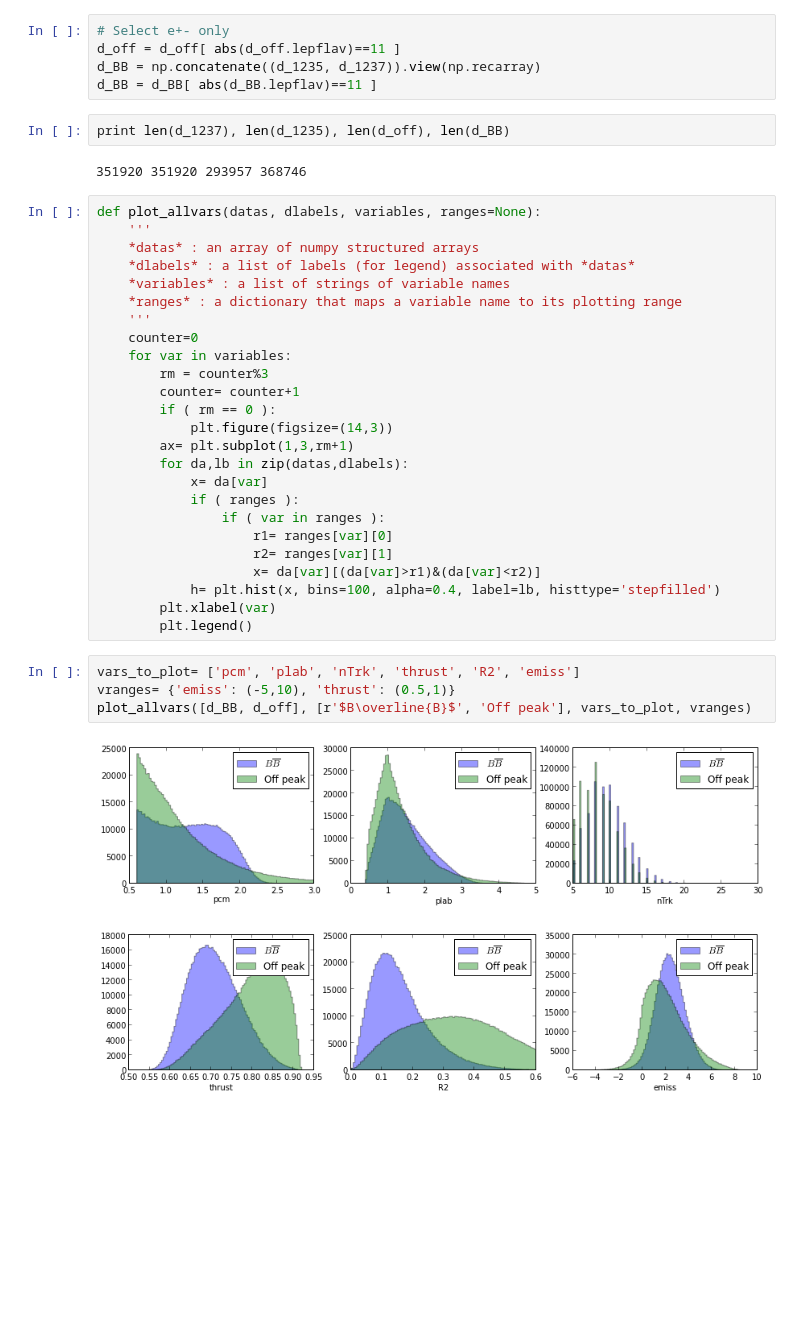
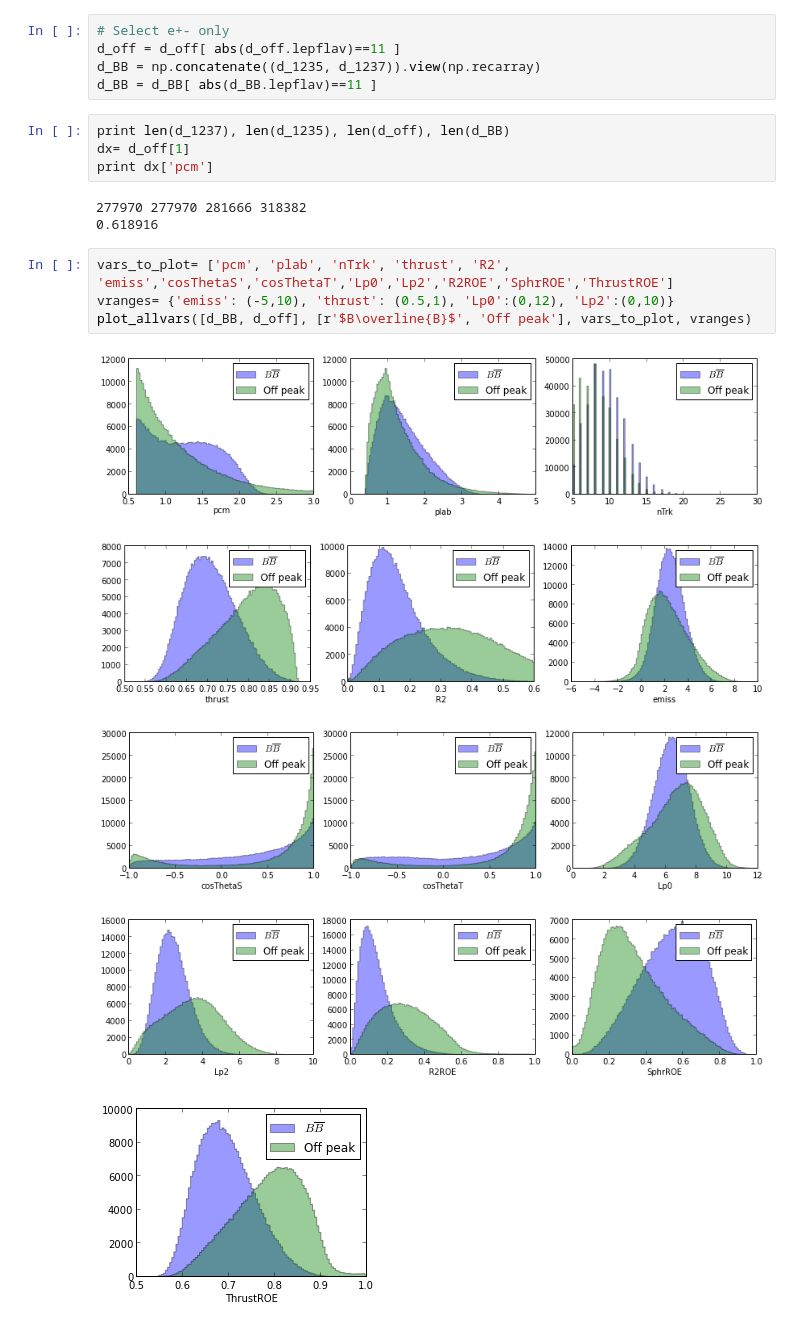
Before and after one commit to gitcheng/dilep_nb, a Jupyter notebook: singlevar_train.ipynb, the cells around one changed output. Saved outputs shown, nothing was run; the diff lists cells and outputs as text; blank space fills up the shorter version.

```diff
--- a/singlevar_train.ipynb
+++ b/singlevar_train.ipynb
@@ -26,37 +57,18 @@ d_BB = np.concatenate((d_1235, d_1237)).view(np.recarray)
 d_BB = d_BB[ abs(d_BB.lepflav)==11 ]
 # %%
 print len(d_1237), len(d_1235), len(d_off), len(d_BB)
+dx= d_off[1]
+print dx['pcm']
 # %% [output]
-351920 351920 293957 368746
+277970 277970 281666 318382
+0.618916
-# %%
-def plot_allvars(datas, dlabels, variables, ranges=None):
-    '''
-    *datas* : an array of numpy structured arrays
-    *dlabels* : a list of labels (for legend) associated with *datas*
-    *variables* : a list of strings of variable names
-    *ranges* : a dictionary that maps a variable name to its plotting range
-    '''
-    counter=0
-    for var in variables:
-        rm = counter%3
-        counter= counter+1
-        if ( rm == 0 ):
-            plt.figure(figsize=(14,3))
-        ax= plt.subplot(1,3,rm+1)
-        for da,lb in zip(datas,dlabels):
-            x= da[var]
-            if ( ranges ):
-                if ( var in ranges ):
-                    r1= ranges[var][0]
-                    r2= ranges[var][1]
-                    x= da[var][(da[var]>r1)&(da[var]<r2)]
-            h= plt.hist(x, bins=100, alpha=0.4, label=lb, histtype='stepfilled')
-        plt.xlabel(var)
-        plt.legend()
 # %%
-vars_to_plot= ['pcm', 'plab', 'nTrk', 'thrust', 'R2', 'emiss']
-vranges= {'emiss': (-5,10), 'thrust': (0.5,1)}
+vars_to_plot= ['pcm', 'plab', 'nTrk', 'thrust', 'R2', 'emiss','cosThetaS','cosThetaT','Lp0','Lp2','R2ROE','SphrROE','ThrustROE']
+vranges= {'emiss': (-5,10), 'thrust': (0.5,1), 'Lp0':(0,12), 'Lp2':(0,10)}
 plot_allvars([d_BB, d_off], [r'$B\overline{B}$', 'Off peak'], vars_to_plot, vranges)
 # %% [output]
-[figure, old version]
+[figure, new version]
-[figure, old version]
+[figure, new version]
+[figure, added]
+[figure, added]
+[figure, added]
```
Also changed, not shown: parts of 8 cells of this notebook, 6 other files.
